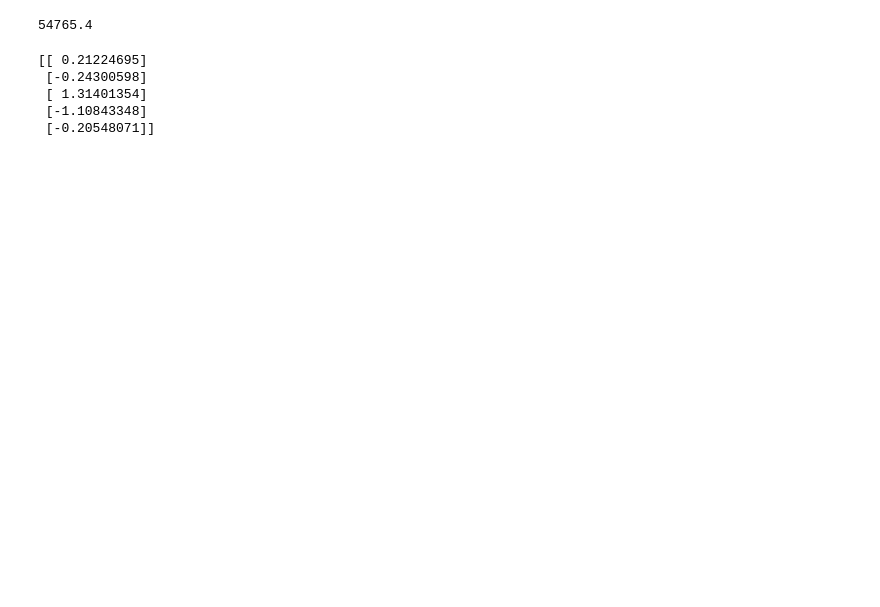
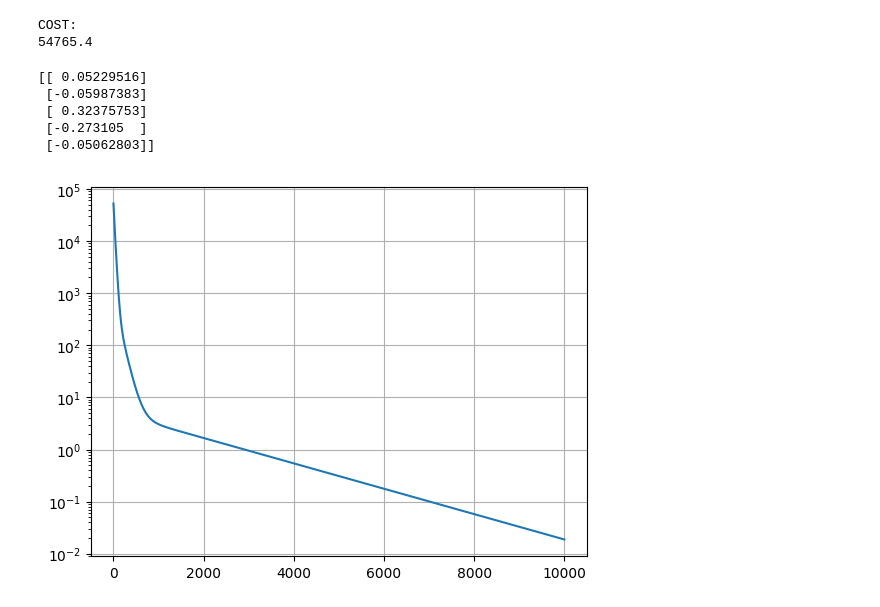
Before and after one commit to Janibek6119/ml-diary, a Jupyter notebook: course-1/A3_1.course_7_LinRegularization.ipynb, the cells around one changed output. Cells and saved outputs as stored; diff of their text form; code cells hidden in the pictures; blank space fills up the shorter version.

```diff
--- a/course-1/A3_1.course_7_LinRegularization.ipynb
+++ b/course-1/A3_1.course_7_LinRegularization.ipynb
@@ -106,33 +106,40 @@ x_train = normer.scale(x_train)
 y_train = dataset[:, -1:]
 W = np.zeros((y_train.shape[-1],x_train.shape[-1]))
 B = 0
-ALPHA = 0.01
+ALPHA = 0.02
 LAMBD = 0
 
-
+print("COST:")
 print(cost(pred(x_train, W, B), y_train, W))
 gw, gb = gradient(x_train, W, B, y_train)
 # %% [output]
+COST:
 54765.4
 # %%
 from tqdm import tqdm
 from time import sleep
 from matplotlib import pyplot as plt
-
+costs = []
 with tqdm(range(10000)) as pbar:
     for i in pbar:
         # sleep(1)
         gw, gb = gradient(x_train, W, B, y_train)
         W -= ALPHA*gw
         B -= ALPHA*gb
-        pbar.set_description(f"{cost(pred(x_train, W, B), y_train, W)}")
+        costs.append(cost(pred(x_train, W, B), y_train, W))
+        pbar.set_description(f"{costs[-1]}")
 
 f = pred(x_train,W,B)
 err = f - y_train
 print(err)
+plt.plot(costs)
+plt.yscale('log')
+plt.grid(True)
+plt.show()
 # %% [output]
-[[ 0.21224695]
- [-0.24300598]
- [ 1.31401354]
- [-1.10843348]
- [-0.20548071]]
+[[ 0.05229516]
+ [-0.05987383]
+ [ 0.32375753]
+ [-0.273105  ]
+ [-0.05062803]]
+[figure, added]
```
Also changed, not shown: parts of 2 cells of this notebook, 8 other files.
